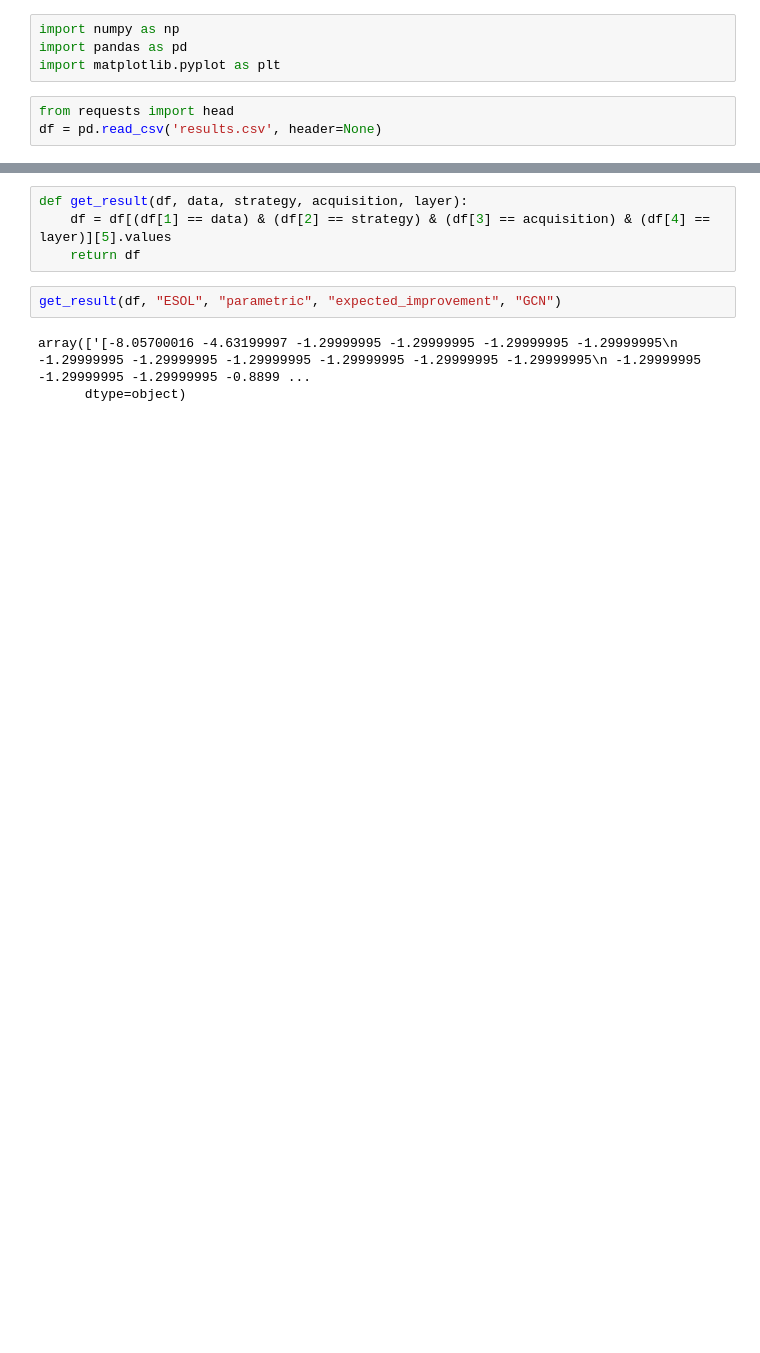
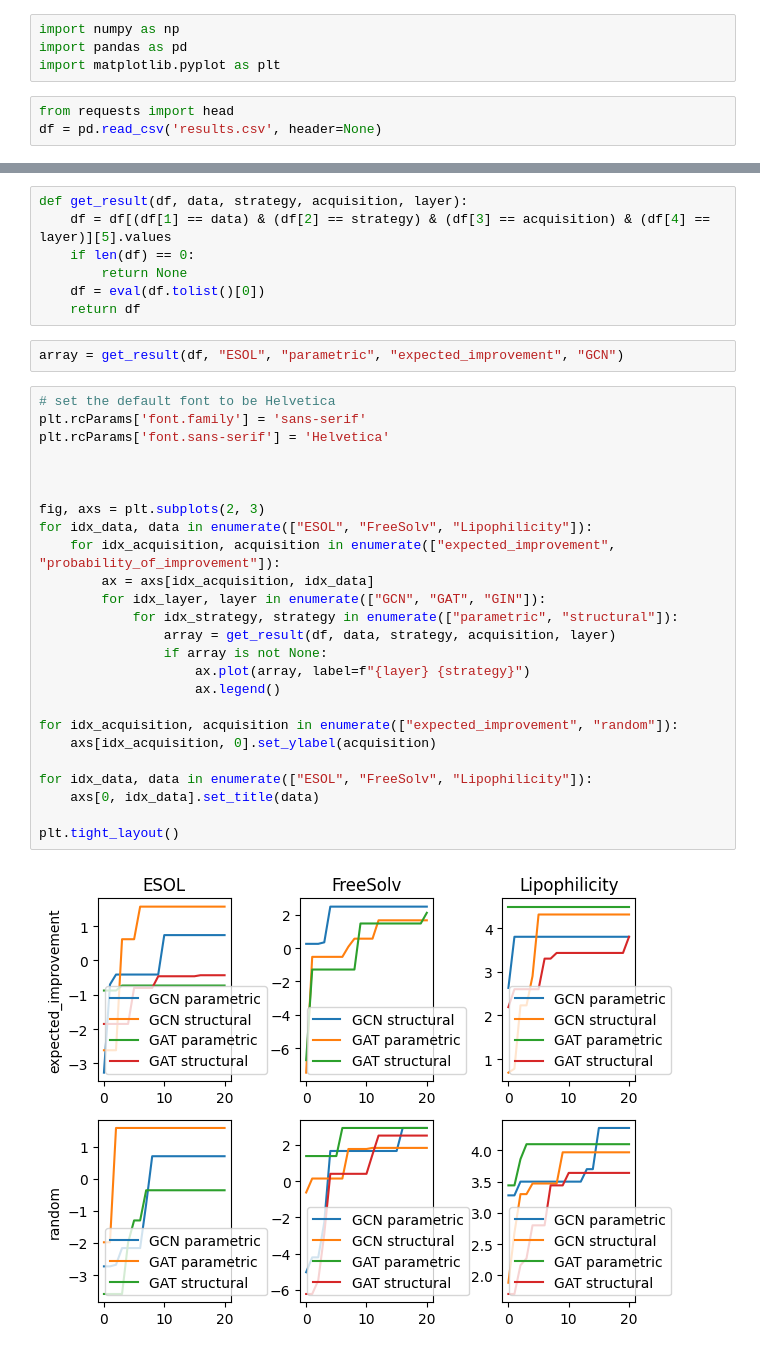
Before and after one commit to yuanqing-wang/bronx, a Jupyter notebook: scripts/active/plot.ipynb, the cells around one changed output, grey strips where cells are left out. Cells and saved outputs as stored; diff of their text form; blank space fills up the shorter version.

```diff
--- a/scripts/active/plot.ipynb
+++ b/scripts/active/plot.ipynb
@@ -24,9 +28,36 @@ df
 # %%
 def get_result(df, data, strategy, acquisition, layer):
     df = df[(df[1] == data) & (df[2] == strategy) & (df[3] == acquisition) & (df[4] == layer)][5].values
+    if len(df) == 0:
+        return None
+    df = eval(df.tolist()[0])
     return df
 # %%
-get_result(df, "ESOL", "parametric", "expected_improvement", "GCN")
+array = get_result(df, "ESOL", "parametric", "expected_improvement", "GCN")
-# %% [output]
-array(['[-8.05700016 -4.63199997 -1.29999995 -1.29999995 -1.29999995 -1.29999995\n -1.29999995 -1.29999995 -1.29999995 -1.29999995 -1.29999995 -1.29999995\n -1.29999995 -1.29999995 -1.29999995 -0.8899 ...
-      dtype=object)
+# %%
+# set the default font to be Helvetica
+plt.rcParams['font.family'] = 'sans-serif'
+plt.rcParams['font.sans-serif'] = 'Helvetica'
+
+
+
+fig, axs = plt.subplots(2, 3)
+for idx_data, data in enumerate(["ESOL", "FreeSolv", "Lipophilicity"]):
+    for idx_acquisition, acquisition in enumerate(["expected_improvement", "probability_of_improvement"]):
+        ax = axs[idx_acquisition, idx_data]
+        for idx_layer, layer in enumerate(["GCN", "GAT", "GIN"]):
+            for idx_strategy, strategy in enumerate(["parametric", "structural"]):
+                array = get_result(df, data, strategy, acquisition, layer)
+                if array is not None:
+                    ax.plot(array, label=f"{layer} {strategy}")
+                    ax.legend()
+
+for idx_acquisition, acquisition in enumerate(["expected_improvement", "random"]):
+    axs[idx_acquisition, 0].set_ylabel(acquisition)
+
+for idx_data, data in enumerate(["ESOL", "FreeSolv", "Lipophilicity"]):
+    axs[0, idx_data].set_title(data)
+
+plt.tight_layout()
+# %% [output]
+[figure, added]
```
Also changed, not shown: parts of 1 cell of this notebook.
